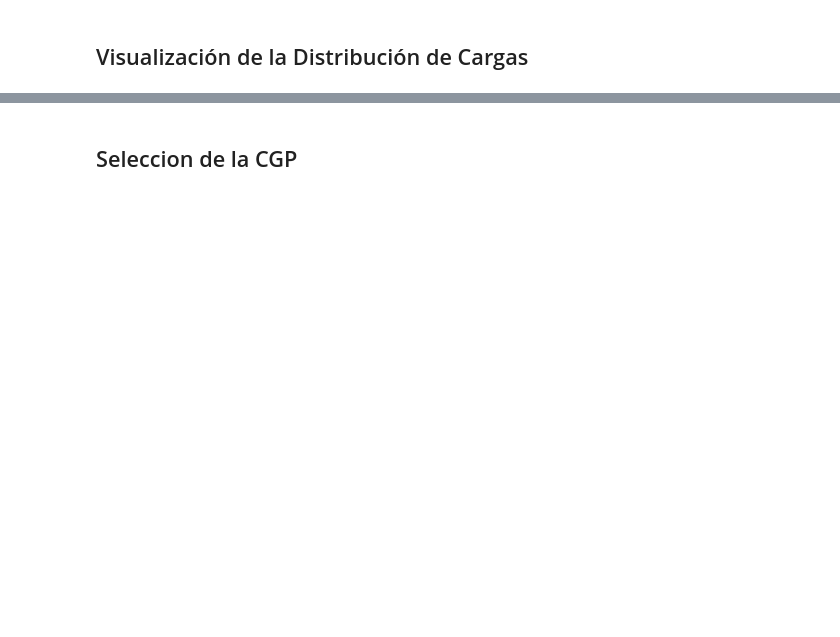
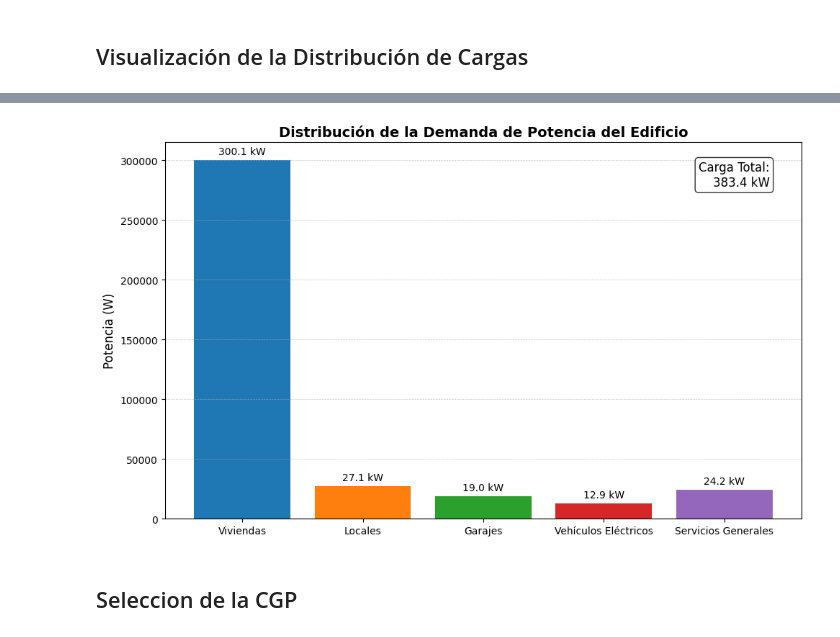
Before and after one commit to canarionyc/residential-energy-efficiency-stats, a Jupyter notebook: notebooks/building_energy_demand.ipynb, the cells around one changed output, grey strips where cells are left out. Drawn from its saved outputs; the diff is of its cells as text; code cells hidden in the pictures; blank space fills up the shorter version.

```diff
--- a/notebooks/building_energy_demand.ipynb
+++ b/notebooks/building_energy_demand.ipynb
@@ -226,8 +225,8 @@ def calcular_carga_garajes_ve(datos):
     plantas_garaje = datos['garajes']['plantas']
 
     # Ratios reglamentarios (ITC-BT-10)
-    W_M2_NATURAL = config['garajes']['ratios_ventilacion_W_m2']['natural']
-    W_M2_FORZADA = config['garajes']['ratios_ventilacion_W_m2']['forzada']
+    W_M2_NATURAL = config_normativa['garajes']['ratios_ventilacion_W_m2']['natural']
+    W_M2_FORZADA = config_normativa['garajes']['ratios_ventilacion_W_m2']['forzada']
 
     carga_garajes = 0
     detalles_garaje = []
@@ -256,11 +255,11 @@ def calcular_carga_garajes_ve(datos):
     preve_SPL = datos_ve['preve_SPL']
 
     # El cálculo normativo toma el porcentaje de las plazas según configuración
-    plazas_calculo = plazas_totales * config['vehiculos_electricos']['porcentaje_plazas']
-    potencia_base_ve = config['vehiculos_electricos']['potencia_base_W'] # W (16A a 230V)
+    plazas_calculo = plazas_totales * config_normativa['vehiculos_electricos']['porcentaje_plazas']
+    potencia_base_ve = config_normativa['vehiculos_electricos']['potencia_base_W'] # W (16A a 230V)
 
     # Coeficiente según presencia de Sistema de Protección de la Línea (SPL)
-    coef_SPL = config['vehiculos_electricos']['coeficientes_SPL']['con_SPL'] if preve_SPL else config['vehiculos_electricos']['coeficientes_SPL']['sin_SPL']    ;
+    coef_SPL = config_normativa['vehiculos_electricos']['coeficientes_SPL']['con_SPL'] if preve_SPL else config_normativa['vehiculos_electricos']['coeficientes_SPL']['sin_SPL']    ;
 
     carga_ve = potencia_base_ve * plazas_calculo * coef_SPL
 
@@ -320,7 +319,7 @@ PREVISIÓN CARGA VE: 3312.00 W
 # %%
 def calcular_carga_servicios_generales(datos):
     sg_datos = datos['servicios_generales']
-    sg_config = config['servicios_generales']
+    sg_config = config_normativa['servicios_generales']
 
     # 1. Ascensor
     # Mapeo estándar de potencias nominales (ajustable según los criterios del problema)
@@ -385,17 +384,17 @@ if 'datos_edificio' in locals():
     if LANG == 'ES':
         print("--- RESULTADOS SERVICIOS GENERALES ---")
         print(
-            f"Ascensor ({res_sg['ascensor']['tipo']}): Nominal {res_sg['ascensor']['nominal_W']} W x 1.3 -> {res_sg['ascensor']['calculo_W']:.2f} W")
+            f"Ascensor ({res_sg['ascensor']['tipo']}): Nominal {res_sg['ascensor']['nominal_W']} W -> {res_sg['ascensor']['calculo_W']:.2f} W")
         print(
-            f"Grupo de Presión: Nominal {res_sg['grupo_presion']['nominal_W']} W x 1.3 -> {res_sg['grupo_presion']['calculo_W']:.2f} W")
+            f"Grupo de Presión: Nominal {res_sg['grupo_presion']['nominal_W']} W -> {res_sg['grupo_presion']['calculo_W']:.2f} W")
         print(f"Alumbrado Zonas Comunes y Escalera: {res_sg['alumbrado']['total_W']:.2f} W")
         print(f"PREVISIÓN CARGA SERVICIOS GENERALES: {res_sg['carga_total_W']:.2f} W")
     else:
         print("--- GENERAL SERVICES RESULTS ---")
         print(
-            f"Elevator ({res_sg['ascensor']['tipo']}): Nominal {res_sg['ascensor']['nominal_W']} W x 1.3 -> {res_sg['ascensor']['calculo_W']:.2f} W")
+            f"Elevator ({res_sg['ascensor']['tipo']}): Nominal {res_sg['ascensor']['nominal_W']} W -> {res_sg['ascensor']['calculo_W']:.2f} W")
         print(
-            f"Water Pump: Nominal {res_sg['grupo_presion']['nominal_W']} W x 1.3 -> {res_sg['grupo_presion']['calculo_W']:.2f} W")
+            f"Water Pump: Nominal {res_sg['grupo_presion']['nominal_W']} W -> {res_sg['grupo_presion']['calculo_W']:.2f} W")
         print(f"Common Areas & Stairs Lighting: {res_sg['alumbrado']['total_W']:.2f} W")
         print(f"TOTAL GENERAL SERVICES LOAD: {res_sg['carga_total_W']:.2f} W")
 # %% [output]
@@ -493,3 +442,72 @@ Esta celda automatiza la determinación de la Caja General de Protección (CGP).
+# %%
+import matplotlib.pyplot as plt
+
+plt.rcParams.update({
+    # 1. Force white backgrounds
+    "figure.facecolor": "white",
+    "axes.facecolor": "white",
+    "savefig.facecolor": "white",
+    "savefig.transparent": False,
+
+    # 2. Force black text and lines
+    "text.color": "black",
+    "axes.labelcolor": "black",
+    "xtick.color": "black",
+    "ytick.color": "black",
+    "axes.edgecolor": "black"
+})
+
+# Tell Jupyter's specific inline backend to stop making things transparent
+%config InlineBackend.print_figure_kwargs = {'facecolor' : 'white'}
+
+# 2. Tell Jupyter's specific inline backend to stop making things transparent
+%config InlineBackend.print_figure_kwargs = {'facecolor' : 'white'}
+
+if 'carga_total_edificio' in locals():
+    # Configuración de textos según idioma
+    if LANG == 'ES':
+        title = 'Distribución de la Demanda de Potencia del Edificio'
+        labels = ['Viviendas', 'Locales', 'Garajes', 'Vehículos Eléctricos', 'Servicios Generales']
+        ylabel = 'Potencia (W)'
+        annotation_text = f"Carga Total:\n{carga_total_edificio / 1000:.1f} kW"
+    else:
+        title = 'Building Power Demand Distribution'
+        labels = ['Dwellings', 'Commercial', 'Garages', 'Electric Vehicles', 'General Services']
+        ylabel = 'Power (W)'
+        annotation_text = f"Total Load:\n{carga_total_edificio / 1000:.1f} kW"
+
+    # Datos
+    cargas = [
+        res_viv['carga_total_W'],
+        res_locales['carga_total_W'],
+        res_garajes['garajes']['carga_total_W'],
+        res_garajes['vehiculos_electricos']['carga_total_W'],
+        res_sg['carga_total_W']
+    ]
+
+    # Generación de la gráfica
+    fig, ax = plt.subplots(figsize=(10, 6))
+    bars = ax.bar(labels, cargas, color=['#1f77b4', '#ff7f0e', '#2ca02c', '#d62728', '#9467bd'])
+
+    # Personalización
+    ax.set_title(title, fontsize=14, fontweight='bold')
+    ax.set_ylabel(ylabel, fontsize=12)
+    ax.grid(axis='y', linestyle='--', alpha=0.7)
+
+    # Anotaciones
+    for bar in bars:
+        yval = bar.get_height()
+        ax.text(bar.get_x() + bar.get_width() / 2, yval + (max(cargas) * 0.01),
+                f"{yval / 1000:.1f} kW", ha='center', va='bottom', fontsize=10)
+
+    ax.text(0.95, 0.95, annotation_text, transform=ax.transAxes,
+            fontsize=12, verticalalignment='top', horizontalalignment='right',
+            bbox=dict(boxstyle='round', facecolor='white', alpha=0.8))
+
+    plt.tight_layout()
+    plt.show()
+# %% [output]
+[figure, added]
 # %% [markdown]
 ## Seleccion de la CGP
 # %%
```
Also changed, not shown: parts of 14 cells of this notebook, 3 other files.
